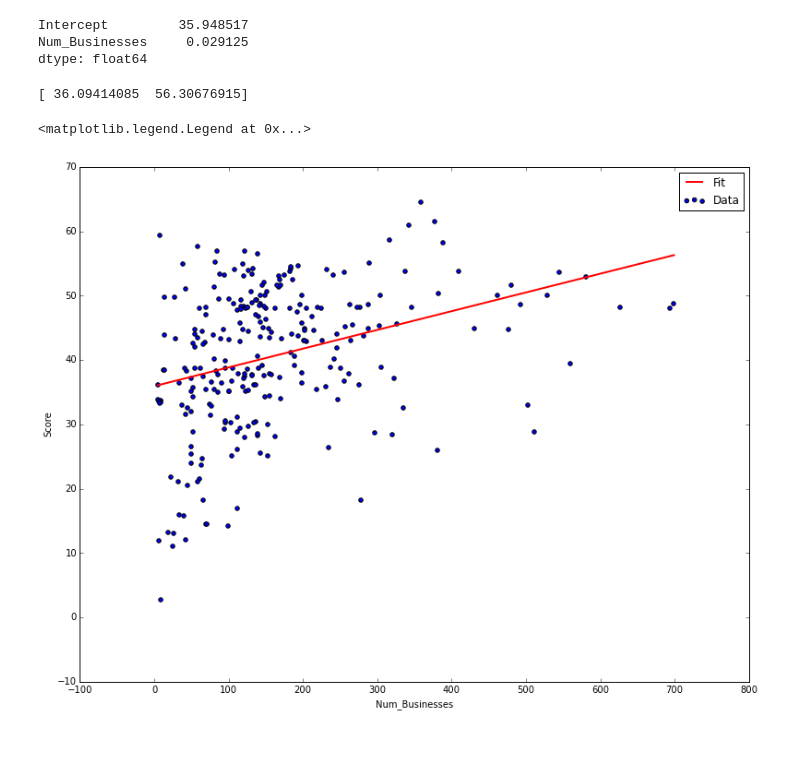
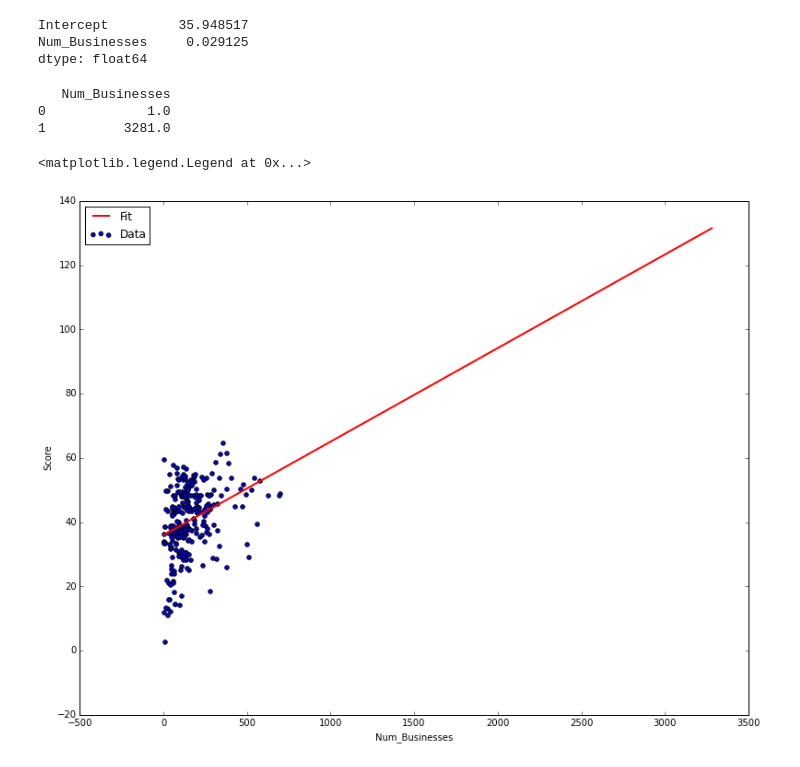
Before and after one commit to jmsilverman/insight_project, a Jupyter notebook: lin_reg_training.ipynb, the cells around one changed output. Saved outputs shown, nothing was run; the diff lists cells and outputs as text; code cells hidden in the pictures.

```diff
--- a/lin_reg_training.ipynb
+++ b/lin_reg_training.ipynb
@@ -17,9 +17,13 @@ import statsmodels.formula.api as smf
 # %%
 # use scaled features and labels or not
 scaled = False
+# %%
+# define extra bit for filenames, in case of only using one NAICS code
+extra = ''
+#extra = '_62'
 # %%
 # read in labeled examples (see build_features_labels.ipynb for more info)
-labels = np.genfromtxt('data_final/labels_scaled.csv')
+labels = np.genfromtxt('data_final/labels_scaled'+extra+'.csv')
 # save number of businesses (i.e., examples)
 n_examples = len(labels)
 print n_examples
@@ -30,10 +34,10 @@ print labels[:10]
 # %%
 # read-in features (see build_features_labels.ipynb for more info)
 if scaled:
-    features = np.genfromtxt('data_final/features_scaled.csv', delimiter=',')
-    means_stddevs = np.genfromtxt('data_final/means_stddevs.csv', delimiter=',')
+    features = np.genfromtxt('data_final/features_scaled'+extra+'.csv', delimiter=',')
+    means_stddevs = np.genfromtxt('data_final/means_stddevs'+extra+'.csv', delimiter=',')
 else:
-    features = np.genfromtxt('data_final/features.csv', delimiter=',')
+    features = np.genfromtxt('data_final/features'+extra+'.csv', delimiter=',')
 print features.shape
 # cut only features we wanna use right now
 ###features = features[:,np.array([0,1,2,3,4,5])]
@@ -419,19 +422,21 @@ Num_Businesses     0.029125
 dtype: float64
 # %%
 # use the fit to calculate line of best fit
-pop = pd.DataFrame({'Num_Businesses': [df_one_cut['Num_Businesses'].min(), df_one_cut['Num_Businesses'].max()]})
-pop_preds = lm.predict(pop)
-print pop_preds
+n_bus = pd.DataFrame({'Num_Businesses': [df_one['Num_Businesses'].min(), df_one['Num_Businesses'].max()]})
+n_bus_preds = lm.predict(n_bus)
+print n_bus
 # %% [output]
-[ 36.09414085  56.30676915]
+   Num_Businesses
+0             1.0
+1          3281.0
 # %%
 # plot one feature vs. score
 df_one_cut.plot(kind='scatter', x='Num_Businesses', y='Score', figsize=(13, 10), label='Data')
-plt.plot(pop, pop_preds, c='red', linewidth=2, label='Fit')
+plt.plot(n_bus, n_bus_preds, c='red', linewidth=2, label='Fit')
 plt.legend(loc=0)
 # %% [output]
 <matplotlib.legend.Legend at 0x...>
-[figure, old version]
+[figure, new version]
 # %%
 # print a summary of the model
 lm.summary()
```
Also changed, not shown: parts of 17 cells of this notebook, 15 other files.
